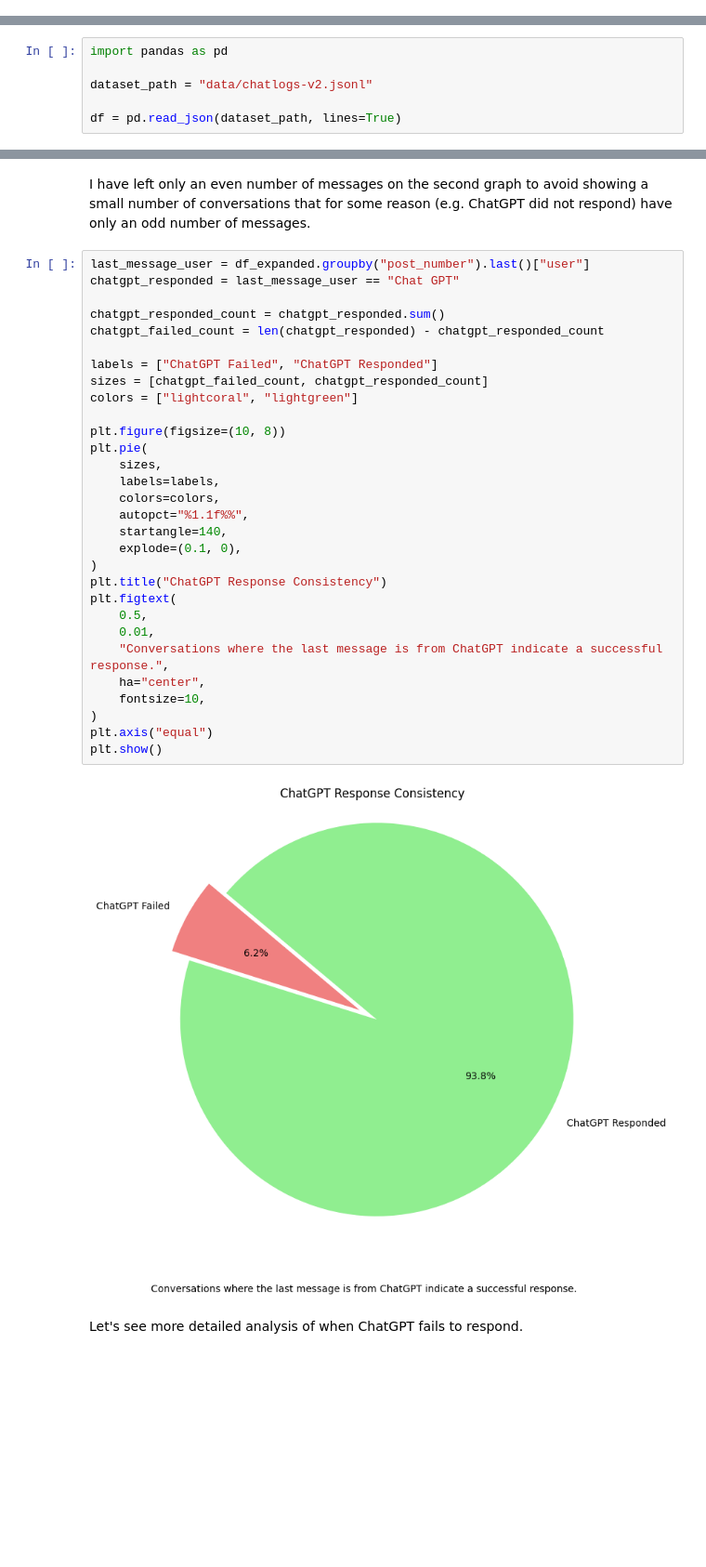
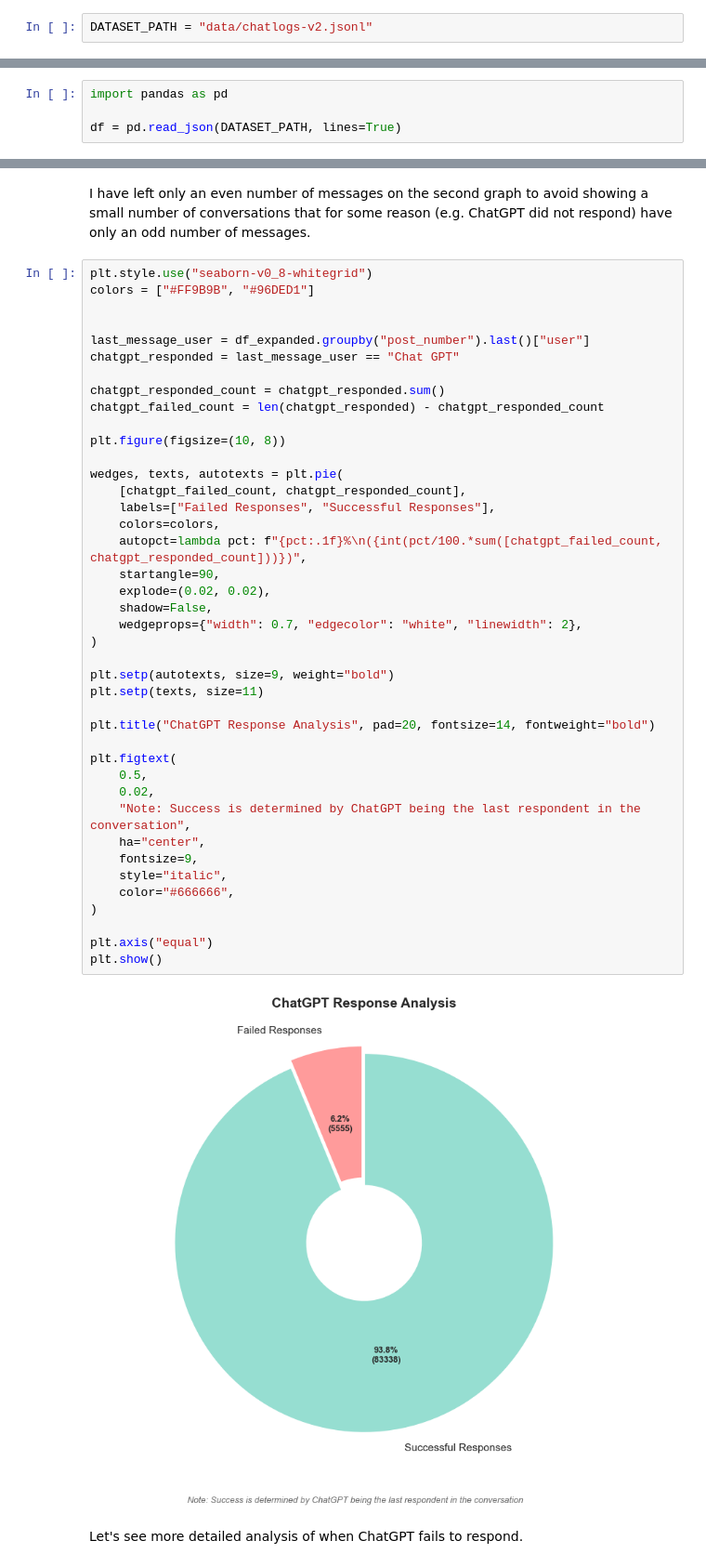
Before and after one commit to Fybex/chatgpt-conversations-analysis, a Jupyter notebook: 2_eda.ipynb, the cells around one changed output, grey strips where cells are left out. Shown at 93% size. Saved outputs shown, nothing was run; the diff lists cells and outputs as text; blank space fills up the shorter version.

```diff
--- a/2_eda.ipynb
+++ b/2_eda.ipynb
@@ -14,14 +14,14 @@
 Data analysis is performed on the [dataset](https://www.kaggle.com/datasets/noahpersaud/89k-chatgpt-conversations/data) containing information about chatgpt conversations.
 # %%
 %pip install -r requirements.txt
+# %%
+DATASET_PATH = "data/chatlogs-v2.jsonl"
 # %% [markdown]
 ### Loading data
 # %%
 import pandas as pd
 
-dataset_path = "data/chatlogs-v2.jsonl"
-
-df = pd.read_json(dataset_path, lines=True)
+df = pd.read_json(DATASET_PATH, lines=True)
 # %%
 df.head()
 # %% [output]
@@ -151,37 +164,48 @@ plt.show()
 # %% [markdown]
 I have left only an even number of messages on the second graph to avoid showing a small number of conversations that for some reason (e.g. ChatGPT did not respond) have only an odd number of messages.
 # %%
+plt.style.use("seaborn-v0_8-whitegrid")
+colors = ["#FF9B9B", "#96DED1"]
+
+
 last_message_user = df_expanded.groupby("post_number").last()["user"]
 chatgpt_responded = last_message_user == "Chat GPT"
 
 chatgpt_responded_count = chatgpt_responded.sum()
 chatgpt_failed_count = len(chatgpt_responded) - chatgpt_responded_count
 
-labels = ["ChatGPT Failed", "ChatGPT Responded"]
-sizes = [chatgpt_failed_count, chatgpt_responded_count]
-colors = ["lightcoral", "lightgreen"]
+plt.figure(figsize=(10, 8))
 
-plt.figure(figsize=(10, 8))
-plt.pie(
-    sizes,
-    labels=labels,
+wedges, texts, autotexts = plt.pie(
+    [chatgpt_failed_count, chatgpt_responded_count],
+    labels=["Failed Responses", "Successful Responses"],
     colors=colors,
-    autopct="%1.1f%%",
-    startangle=140,
-    explode=(0.1, 0),
+    autopct=lambda pct: f"{pct:.1f}%\n({int(pct/100.*sum([chatgpt_failed_count, chatgpt_responded_count]))})",
+    startangle=90,
+    explode=(0.02, 0.02),
+    shadow=False,
+    wedgeprops={"width": 0.7, "edgecolor": "white", "linewidth": 2},
 )
-plt.title("ChatGPT Response Consistency")
+
+plt.setp(autotexts, size=9, weight="bold")
+plt.setp(texts, size=11)
+
+plt.title("ChatGPT Response Analysis", pad=20, fontsize=14, fontweight="bold")
+
 plt.figtext(
     0.5,
-    0.01,
-    "Conversations where the last message is from ChatGPT indicate a successful response.",
+    0.02,
+    "Note: Success is determined by ChatGPT being the last respondent in the conversation",
     ha="center",
-    fontsize=10,
+    fontsize=9,
+    style="italic",
+    color="#666666",
 )
+
 plt.axis("equal")
 plt.show()
 # %% [output]
-[figure, old version]
+[figure, new version]
 # %% [markdown]
 Let's see more detailed analysis of when ChatGPT fails to respond.
 # %%
```
Also changed, not shown: parts of 27 cells of this notebook.
